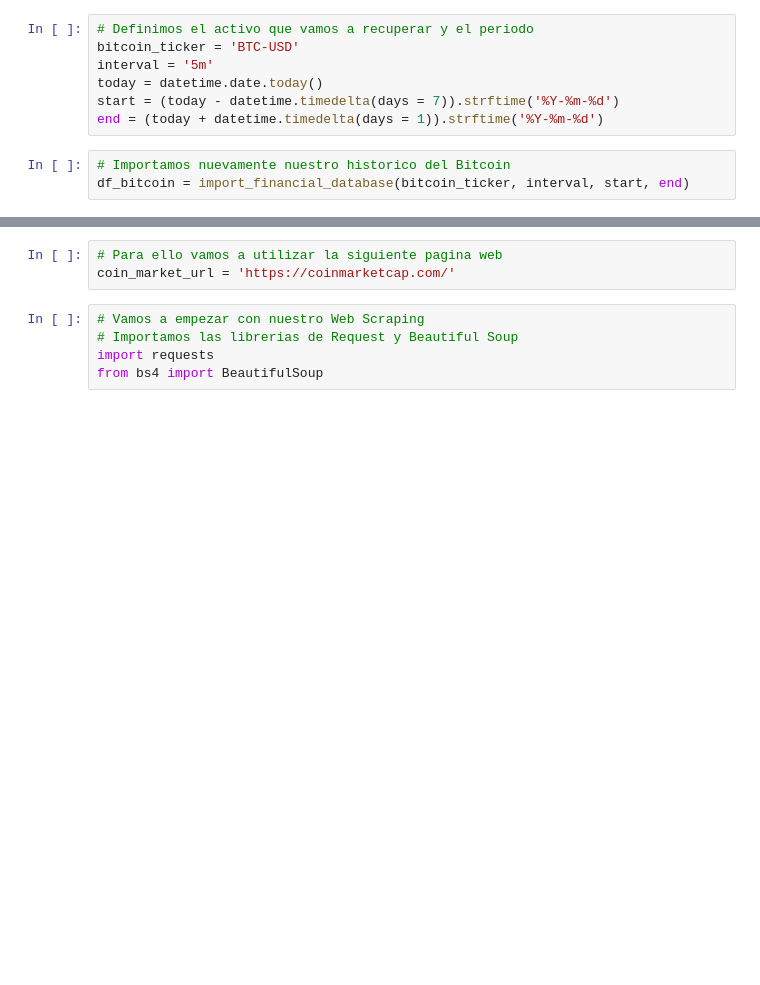
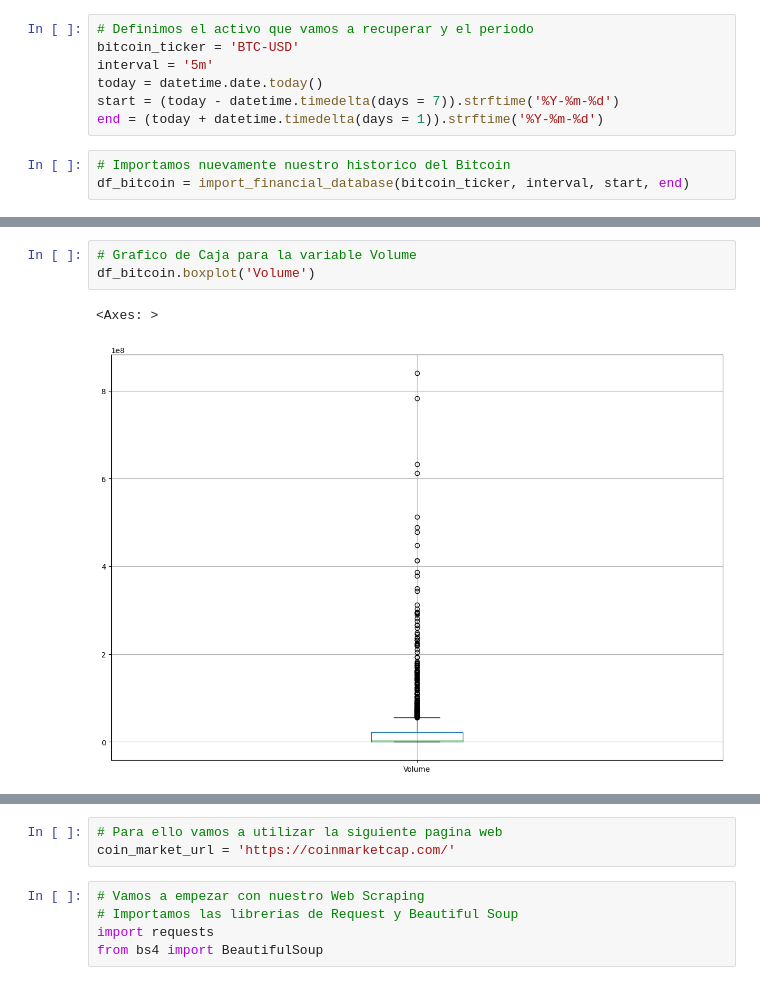
Before and after one commit to ahincho/robot-trading-challenge, a Jupyter notebook: Robot-Trading-Challenge.ipynb, the cells around one changed output, grey strips where cells are left out. Drawn from its saved outputs; the diff is of its cells as text; blank space fills up the shorter version.

```diff
--- a/Robot-Trading-Challenge.ipynb
+++ b/Robot-Trading-Challenge.ipynb
@@ -291,3 +308,9 @@ df_bitcoin.boxplot('Close')
+# %%
+# Grafico de Caja para la variable Volume
+df_bitcoin.boxplot('Volume')
+# %% [output]
+<Axes: >
+[figure, added]
 # %%
 # Tenemos las siguientes variables en nuestro Dataframe
 list(df_bitcoin.columns)
```
Also changed, not shown: parts of 54 cells of this notebook.
